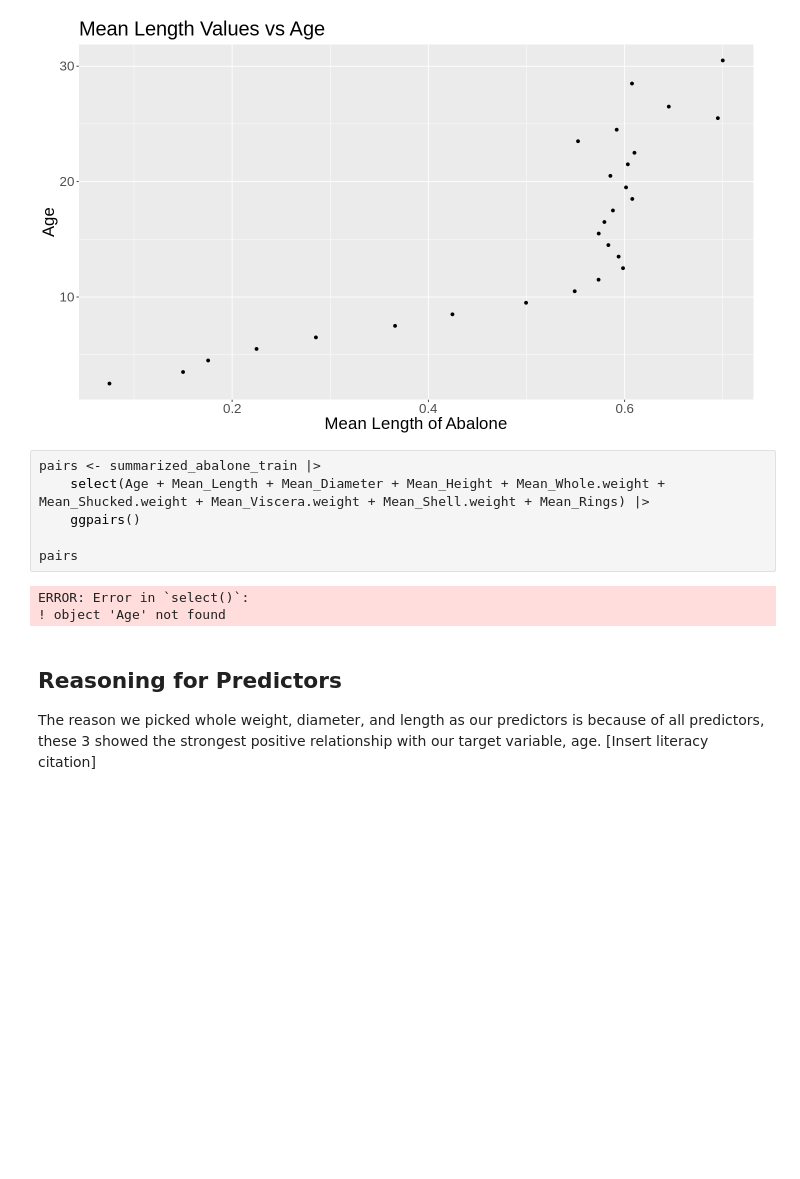
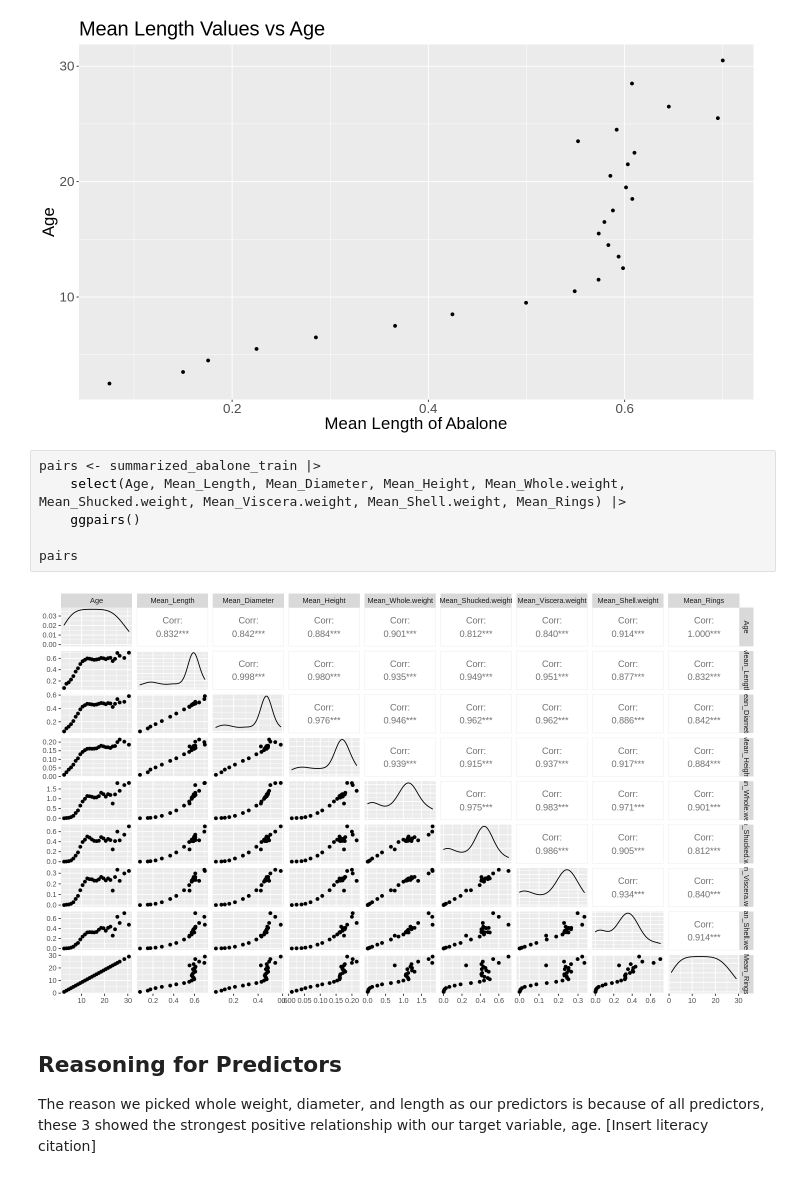
Before and after one commit to joycecoww/dsci100-proj-group62, a Jupyter notebook: Report.ipynb, the cells around one changed output. Saved outputs shown, nothing was run; the diff lists cells and outputs as text; blank space fills up the shorter version.

```diff
--- a/Report.ipynb
+++ b/Report.ipynb
@@ -165,13 +165,12 @@ summarized_plot_4
 [figure]
 # %%
 pairs <- summarized_abalone_train |>
-    select(Age + Mean_Length + Mean_Diameter + Mean_Height + Mean_Whole.weight + Mean_Shucked.weight + Mean_Viscera.weight + Mean_Shell.weight + Mean_Rings) |>
+    select(Age, Mean_Length, Mean_Diameter, Mean_Height, Mean_Whole.weight, Mean_Shucked.weight, Mean_Viscera.weight, Mean_Shell.weight, Mean_Rings) |>
     ggpairs()
 
 pairs
 # %% [output]
-ERROR: Error in `select()`:
-! object 'Age' not found
+[figure, added]
 # %% [markdown]
 ## Reasoning for Predictors
 
```
Also changed, not shown: parts of 2 cells of this notebook.
